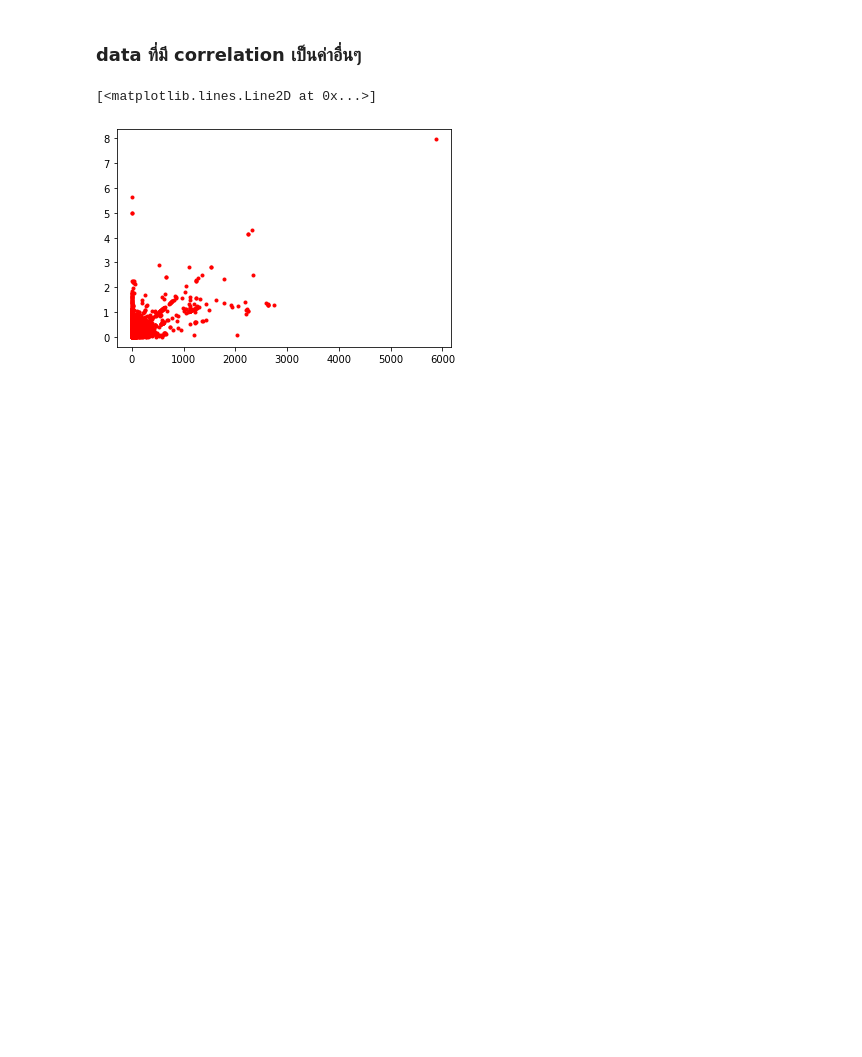
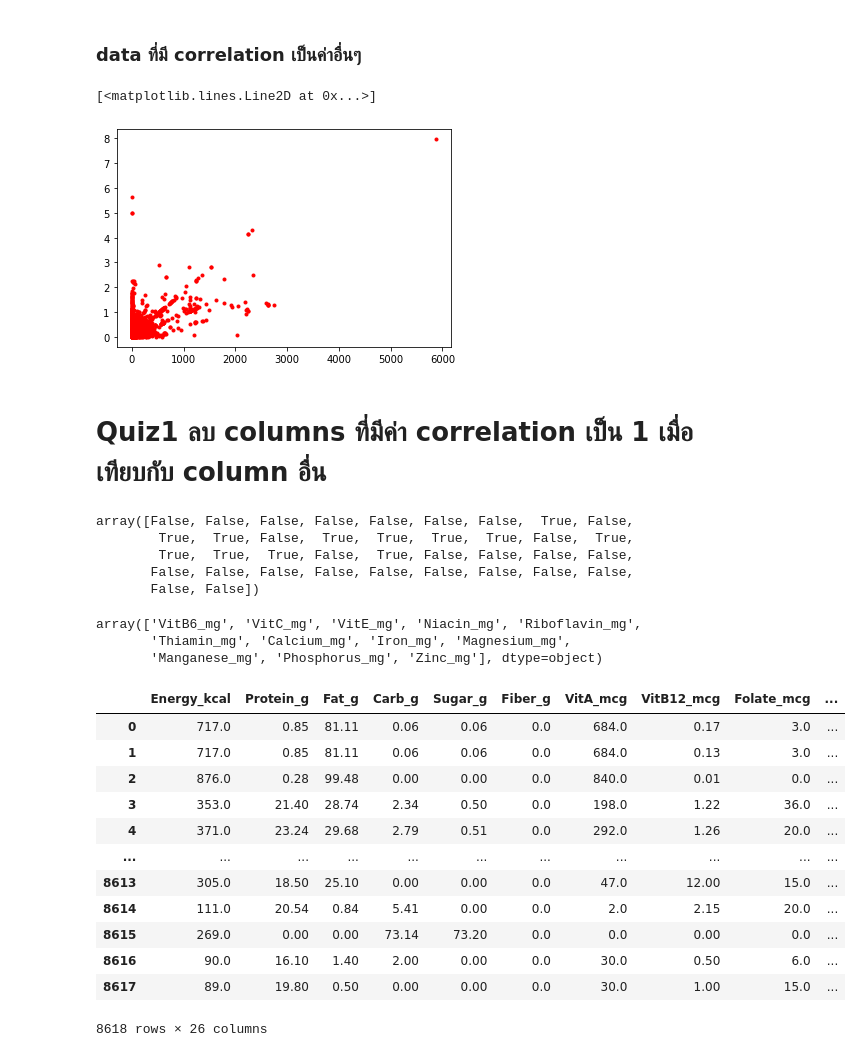
Before and after one commit to siriwat-heart/Multivariate, a Jupyter notebook: Chapter3_PCA.ipynb, the cells around one changed output. Cells and saved outputs as stored; diff of their text form; code cells hidden in the pictures; blank space fills up the shorter version.

Commit message:
QUIZ 1

```diff
--- a/Chapter3_PCA.ipynb
+++ b/Chapter3_PCA.ipynb
@@ -541,3 +353,35 @@ plt.plot(newdata.iloc[:,11],newdata.iloc[:,29],'r.')
 # %% [output]
 [<matplotlib.lines.Line2D at 0x...>]
 [figure]
+# %% [markdown]
+# Quiz1 ลบ columns  ที่มีค่า  correlation เป็น 1 เมื่อเทียบกับ  column  อื่น
+# %%
+newdata.columns.str.contains('_mg')
+# %% [output]
+array([False, False, False, False, False, False, False,  True, False,
+        True,  True, False,  True,  True,  True,  True, False,  True,
+        True,  True,  True, False,  True, False, False, False, False,
+       False, False, False, False, False, False, False, False, False,
+       False, False])
+# %%
+newdata.columns[newdata.columns.str.contains('_mg')].values
+# %% [output]
+array(['VitB6_mg', 'VitC_mg', 'VitE_mg', 'Niacin_mg', 'Riboflavin_mg',
+       'Thiamin_mg', 'Calcium_mg', 'Iron_mg', 'Magnesium_mg',
+       'Manganese_mg', 'Phosphorus_mg', 'Zinc_mg'], dtype=object)
+# %%
+newdata.drop(newdata.columns[newdata.columns.str.contains('_mg')].values,axis=1)
+# %% [output]
+|  | Energy_kcal | Protein_g | Fat_g | Carb_g | Sugar_g | Fiber_g | VitA_mcg | VitB12_mcg | Folate_mcg | ... |
+| 0 | 717.0 | 0.85 | 81.11 | 0.06 | 0.06 | 0.0 | 684.0 | 0.17 | 3.0 | ... |
+| 1 | 717.0 | 0.85 | 81.11 | 0.06 | 0.06 | 0.0 | 684.0 | 0.13 | 3.0 | ... |
+| 2 | 876.0 | 0.28 | 99.48 | 0.00 | 0.00 | 0.0 | 840.0 | 0.01 | 0.0 | ... |
+| 3 | 353.0 | 21.40 | 28.74 | 2.34 | 0.50 | 0.0 | 198.0 | 1.22 | 36.0 | ... |
+| 4 | 371.0 | 23.24 | 29.68 | 2.79 | 0.51 | 0.0 | 292.0 | 1.26 | 20.0 | ... |
+| ... | ... | ... | ... | ... | ... | ... | ... | ... | ... | ... |
+| 8613 | 305.0 | 18.50 | 25.10 | 0.00 | 0.00 | 0.0 | 47.0 | 12.00 | 15.0 | ... |
+| 8614 | 111.0 | 20.54 | 0.84 | 5.41 | 0.00 | 0.0 | 2.0 | 2.15 | 20.0 | ... |
+| 8615 | 269.0 | 0.00 | 0.00 | 73.14 | 73.20 | 0.0 | 0.0 | 0.00 | 0.0 | ... |
+| 8616 | 90.0 | 16.10 | 1.40 | 2.00 | 0.00 | 0.0 | 30.0 | 0.50 | 6.0 | ... |
+| 8617 | 89.0 | 19.80 | 0.50 | 0.00 | 0.00 | 0.0 | 30.0 | 1.00 | 15.0 | ... |
+8618 rows × 26 columns
```
Also changed, not shown: parts of 28 cells of this notebook.
